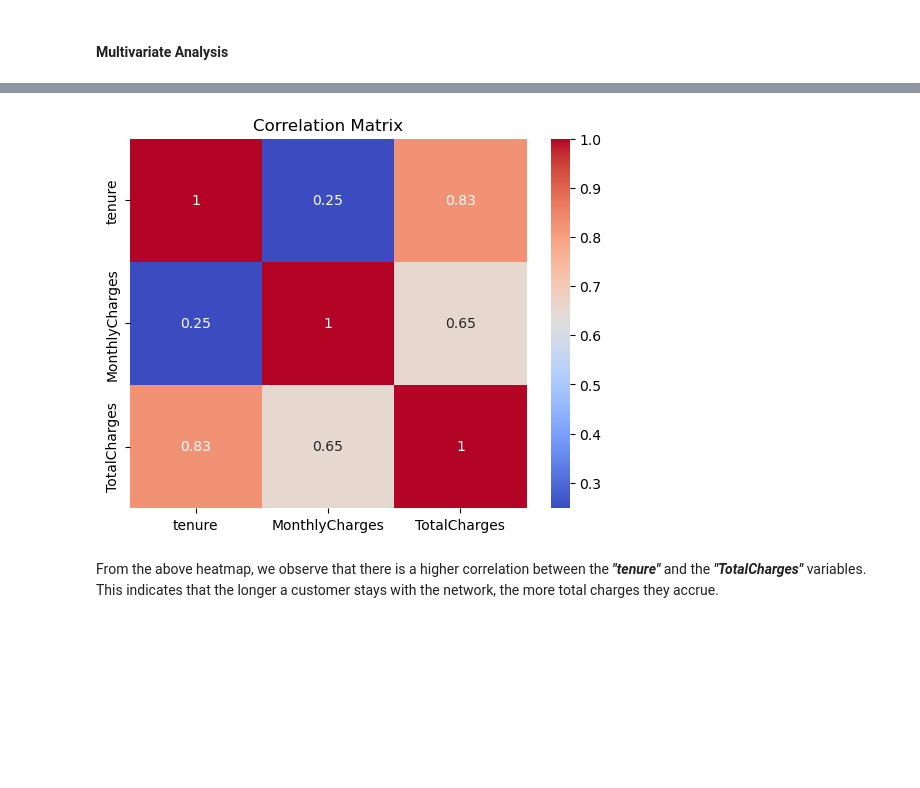
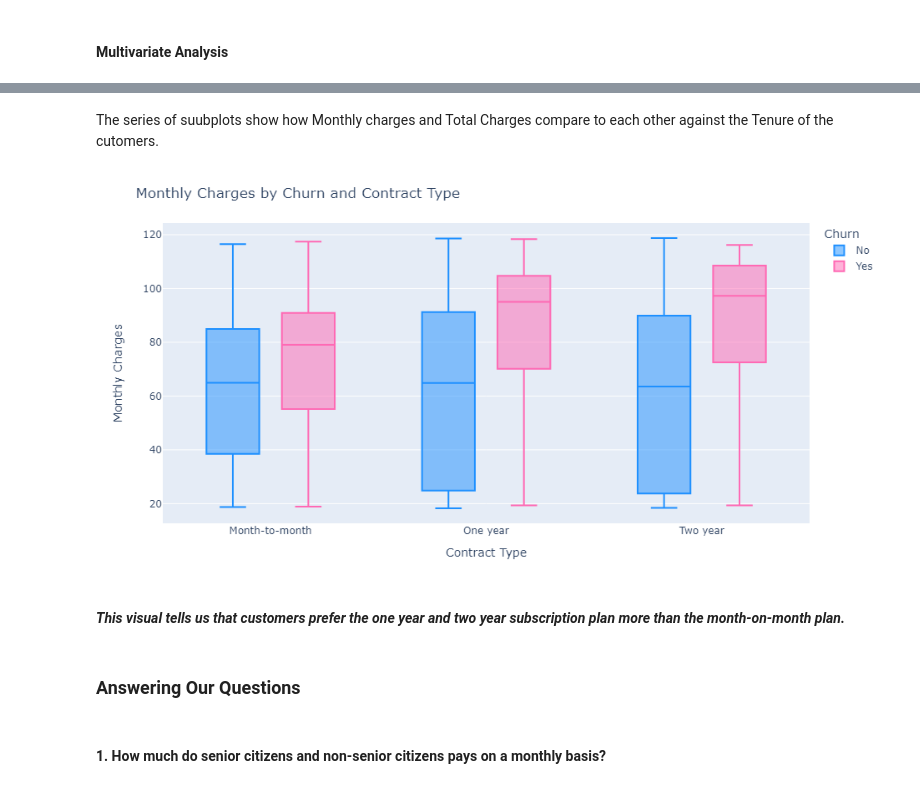
Before and after one commit to Jonasafutu/Career_Accelerator_LP3-Classifcation, a Jupyter notebook: Team Paris LP3 Classification Project.ipynb, the cells around one changed output, grey strips where cells are left out. Drawn from its saved outputs; the diff is of its cells as text; code cells hidden in the pictures; blank space fills up the shorter version.

Commit message:
Questions_Answers

```diff
--- a/Team Paris LP3 Classification Project.ipynb
+++ b/Team Paris LP3 Classification Project.ipynb
@@ -397,9 +510,23 @@ plt.show()
-# %%
-# Heatmap correlation of the data
-sns.heatmap(corr, annot=True, cmap='coolwarm')
-plt.title('Correlation Matrix')
-plt.show()
-# %% [output]
-[figure, removed]
-# %% [markdown]
-From the above heatmap, we observe that there is a higher correlation between the *__"tenure"__* and the *__"TotalCharges"__* variables. This indicates that the longer a customer stays with the network, the more total charges they accrue.
+# %% [markdown]
+The series of suubplots show how Monthly charges and Total Charges compare to each other against the Tenure of the cutomers.
+# %%
+# Plotting monthly charges for customers wirh deifferent contracts
+telco_filtered = telco.dropna(subset=['Churn', 'MonthlyCharges', 'Contract'])
+
+fig = px.box(telco_filtered, x='Contract', y='MonthlyCharges', color='Churn',
+             color_discrete_map={'Yes': '#FF69B4', 'No': '#1E90FF'})
+
+fig.update_layout(title='Monthly Charges by Churn and Contract Type',
+                  xaxis_title='Contract Type',
+                  yaxis_title='Monthly Charges',
+                  width=800, height=500)
+
+fig.show()
+# %% [output]
+[figure, added]
+# %% [markdown]
+*****This visual tells us that customers prefer the one year and two year subscription plan more than the month-on-month plan.*****
+# %% [markdown]
+### Answering Our Questions
+# %% [markdown]
+#### 1. How much do senior citizens and non-senior citizens pays on a monthly basis?
```
Also changed, not shown: parts of 51 cells of this notebook, 1 other file.
